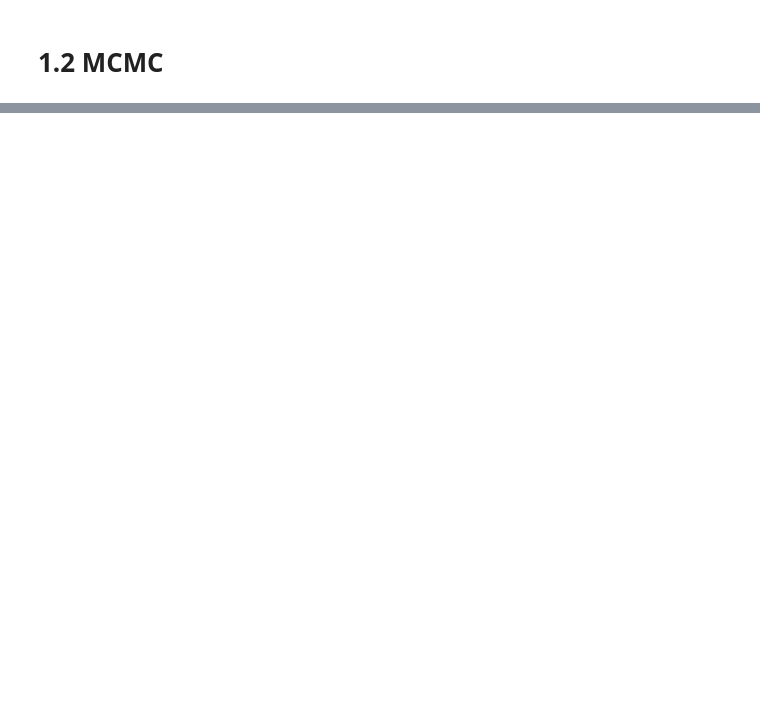
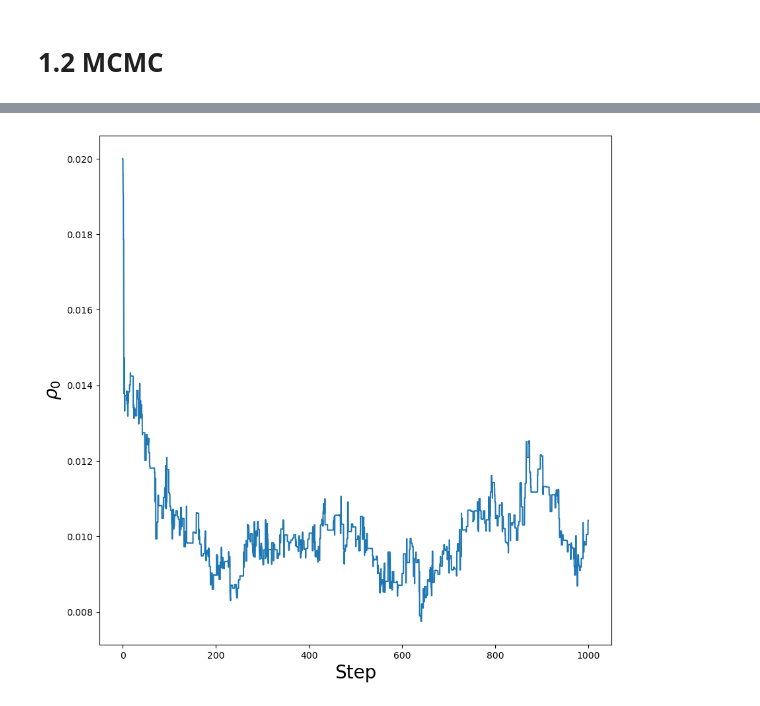
Before and after one commit to tanguypasquier/TP_Filtrage, a Jupyter notebook: Interference bayesienne.ipynb, the cells around one changed output, grey strips where cells are left out. Saved outputs shown, nothing was run; the diff lists cells and outputs as text; code cells hidden in the pictures; blank space fills up the shorter version.

```diff
--- a/Interference bayesienne.ipynb
+++ b/Interference bayesienne.ipynb
@@ -280,0 +307,11 @@ plt.show()
+# %%
+teta_list_np = np.array(teta_list)
+
+x = np.arange(0, len(teta_list_np)/10, 0.1)
+plt.figure(figsize=(10, 10))
+plt.plot(x, teta_list_np[:,1])
+plt.xlabel(r'Step', fontsize = 20)
+plt.ylabel(r'$\rho _0$', fontsize = 20)
+plt.show()
+# %% [output]
+[figure, added]
```
Also changed, not shown: parts of 19 cells of this notebook, 1 other file.
